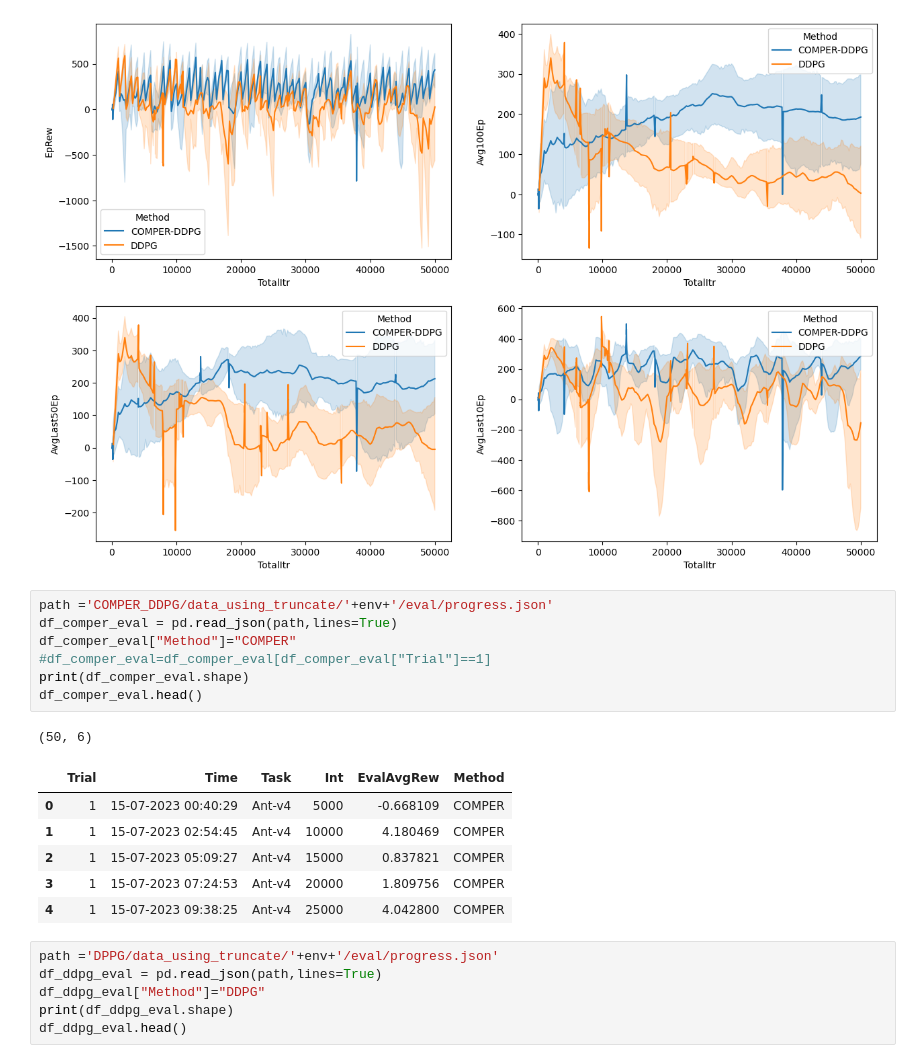
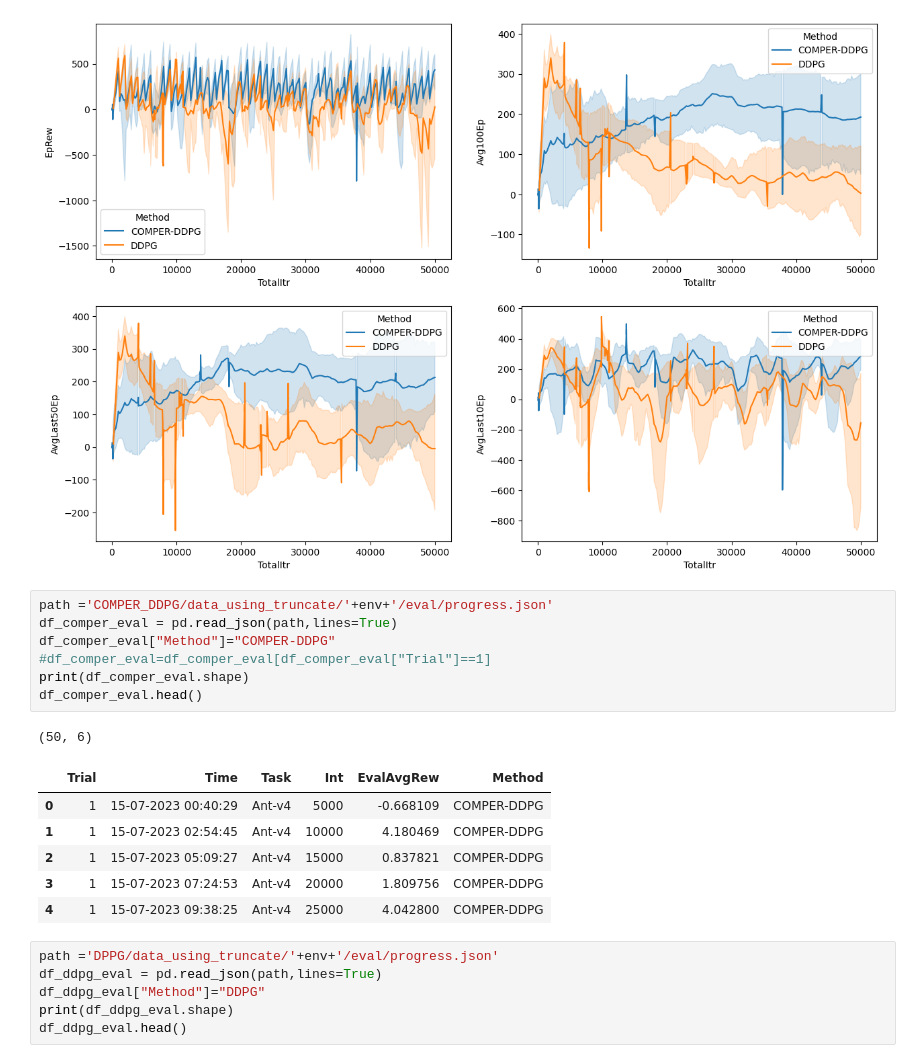
Before and after one commit to DanielEugenioNeves/COMPER-GYM-RESULTS, a Jupyter notebook: Ant-v4-Truncate.ipynb, the cells around one changed output. Drawn from its saved outputs; the diff is of its cells as text.

```diff
--- a/Ant-v4-Truncate.ipynb
+++ b/Ant-v4-Truncate.ipynb
@@ -99,18 +99,18 @@ sns.lineplot(data=df, x="TotalItr", y="AvgLast10Ep",hue="Method",ax=axs[1][1])
 # %%
 path ='COMPER_DDPG/data_using_truncate/'+env+'/eval/progress.json'
 df_comper_eval = pd.read_json(path,lines=True)
-df_comper_eval["Method"]="COMPER"
+df_comper_eval["Method"]="COMPER-DDPG"
 #df_comper_eval=df_comper_eval[df_comper_eval["Trial"]==1]
 print(df_comper_eval.shape)
 df_comper_eval.head()
 # %% [output]
 (50, 6)
 |  | Trial | Time | Task | Int | EvalAvgRew | Method |
-| 0 | 1 | 15-07-2023 00:40:29 | Ant-v4 | 5000 | -0.668109 | COMPER |
-| 1 | 1 | 15-07-2023 02:54:45 | Ant-v4 | 10000 | 4.180469 | COMPER |
-| 2 | 1 | 15-07-2023 05:09:27 | Ant-v4 | 15000 | 0.837821 | COMPER |
-| 3 | 1 | 15-07-2023 07:24:53 | Ant-v4 | 20000 | 1.809756 | COMPER |
-| 4 | 1 | 15-07-2023 09:38:25 | Ant-v4 | 25000 | 4.042800 | COMPER |
+| 0 | 1 | 15-07-2023 00:40:29 | Ant-v4 | 5000 | -0.668109 | COMPER-DDPG |
+| 1 | 1 | 15-07-2023 02:54:45 | Ant-v4 | 10000 | 4.180469 | COMPER-DDPG |
+| 2 | 1 | 15-07-2023 05:09:27 | Ant-v4 | 15000 | 0.837821 | COMPER-DDPG |
+| 3 | 1 | 15-07-2023 07:24:53 | Ant-v4 | 20000 | 1.809756 | COMPER-DDPG |
+| 4 | 1 | 15-07-2023 09:38:25 | Ant-v4 | 25000 | 4.042800 | COMPER-DDPG |
 # %%
 path ='DPPG/data_using_truncate/'+env+'/eval/progress.json'
 df_ddpg_eval = pd.read_json(path,lines=True)
```
Also changed, not shown: parts of 4 cells of this notebook, 3 other files.
